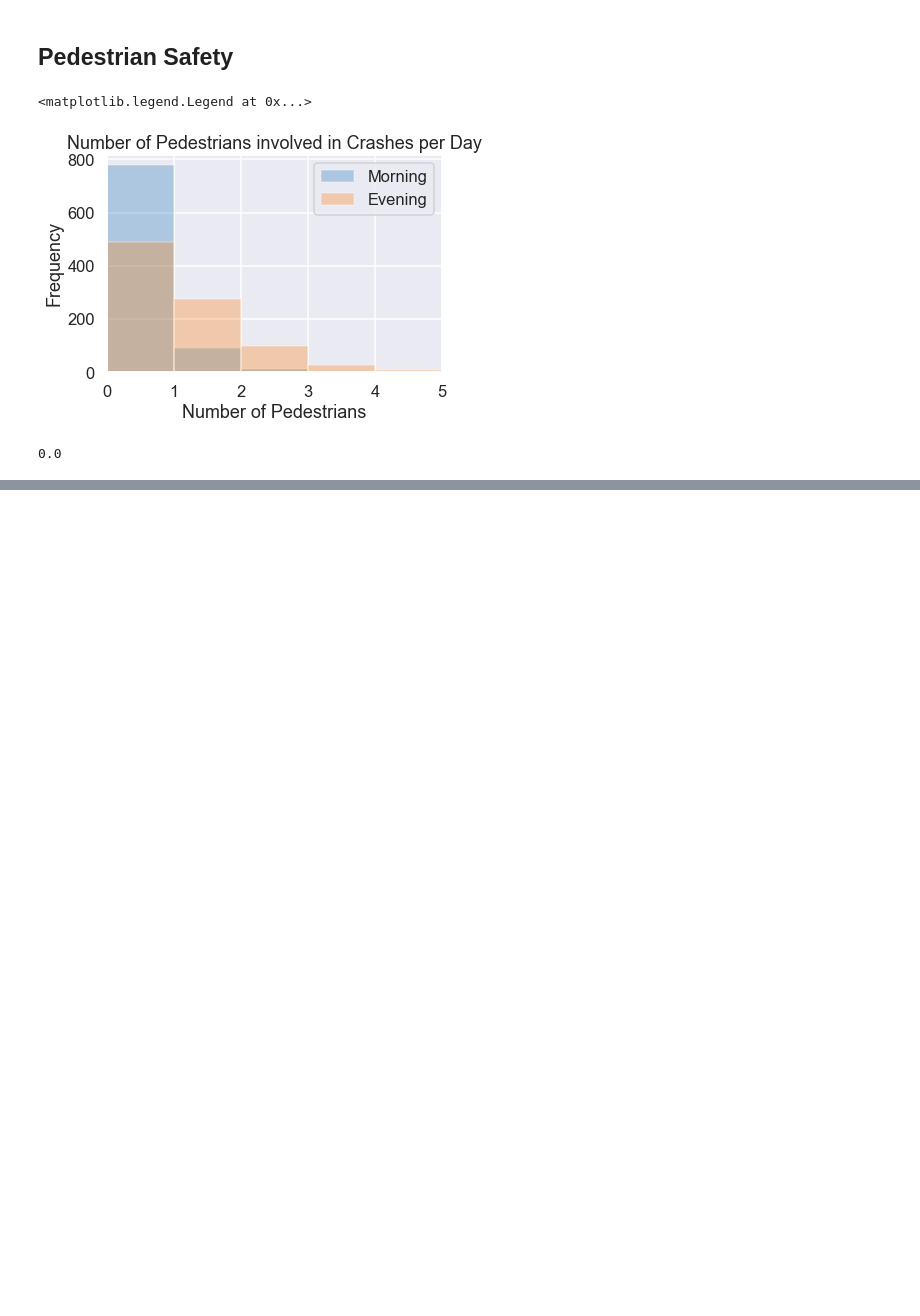
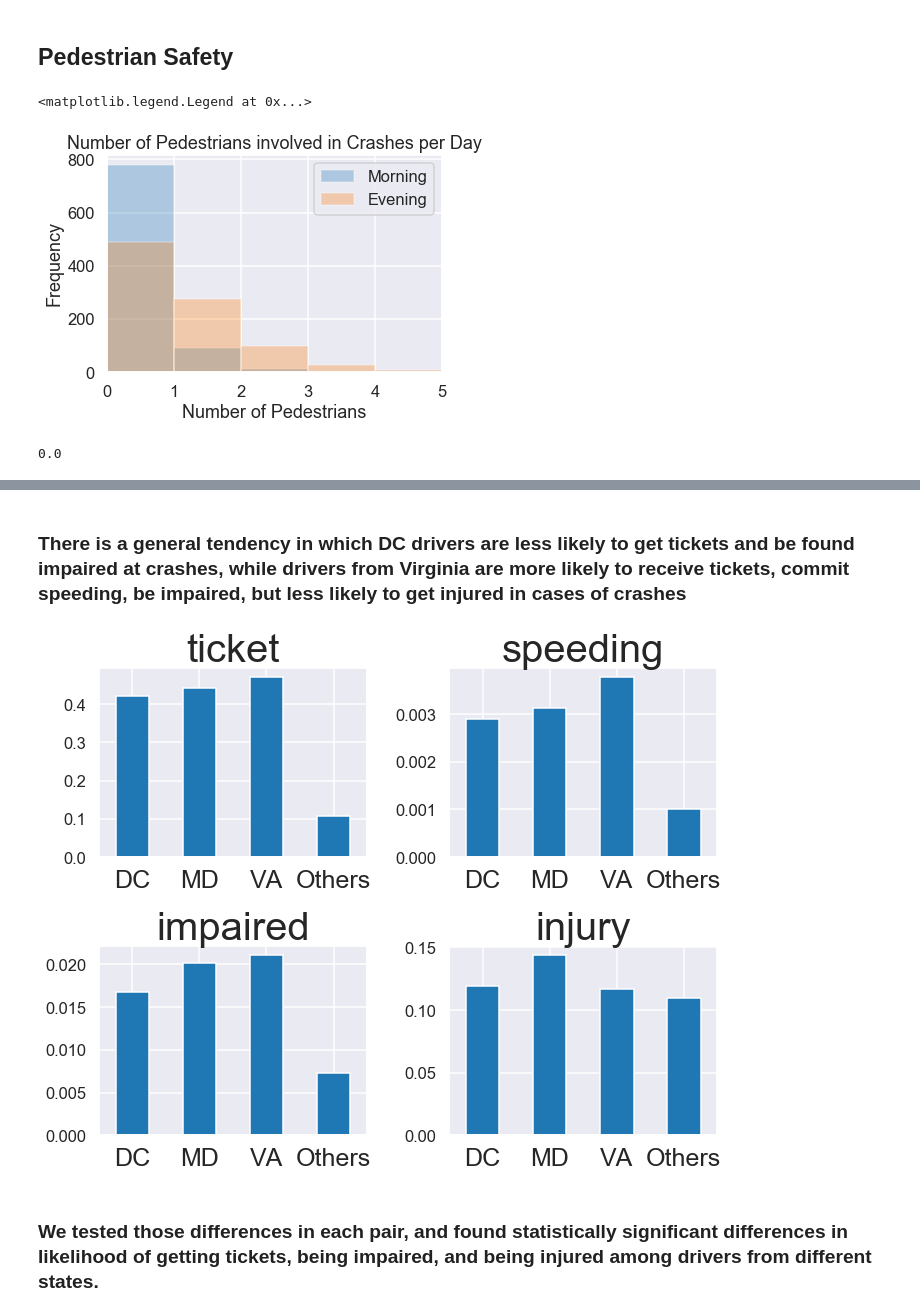
Before and after one commit to aschams/FlatironProject3, a Jupyter notebook: DC_Crashes.ipynb, the cells around one changed output, grey strips where cells are left out. Cells and saved outputs as stored; diff of their text form; code cells hidden in the pictures; blank space fills up the shorter version.

```diff
--- a/DC_Crashes.ipynb
+++ b/DC_Crashes.ipynb
@@ -254,0 +348,4 @@ asf.permutation_test(peds_morning_commute, peds_evening_commute, 100000)
+# %%
+# aggregating driver information by states
+pivot = df_merged.pivot_table(values = ["ticket", "speeding", "impaired", "injury"], columns="license", aggfunc=["mean", "count"])
+pivot
@@ -254,0 +359,19 @@ asf.permutation_test(peds_morning_commute, peds_evening_commute, 100000)
+# %% [markdown]
+### There is a general tendency in which DC drivers are less likely to get tickets and be found impaired at crashes, while drivers from Virginia are more likely to receive tickets, commit speeding, be impaired, but less likely to get injured in cases of crashes
+# %%
+# plotting the aggregated data in bar charts
+fig, axes = plt.subplots(nrows=2, ncols=2, figsize=(10,8))
+for i, topic in enumerate(["ticket", "speeding", "impaired", "injury"]):
+    pivot.loc[topic, "mean"].plot(kind="bar", ax=axes[i//2, i%2])
+    axes[i//2, i%2].set_title(topic, size=40)
+    axes[i//2, i%2].set_xticklabels(["DC", "MD", "VA", "Others"], fontsize=25, rotation=0)
+    axes[i//2, i%2].set_xlabel(xlabel="")
+
+fig.subplots_adjust(hspace=0.3)
+plt.tight_layout()
+fig.patch.set_alpha(0)
+plt.show()
+# %% [output]
+[figure, added]
+# %% [markdown]
+### We tested those differences in each pair, and found statistically significant differences in likelihood of getting tickets, being impaired, and being injured among drivers from different states.
```
Also changed, not shown: parts of 17 cells of this notebook.
